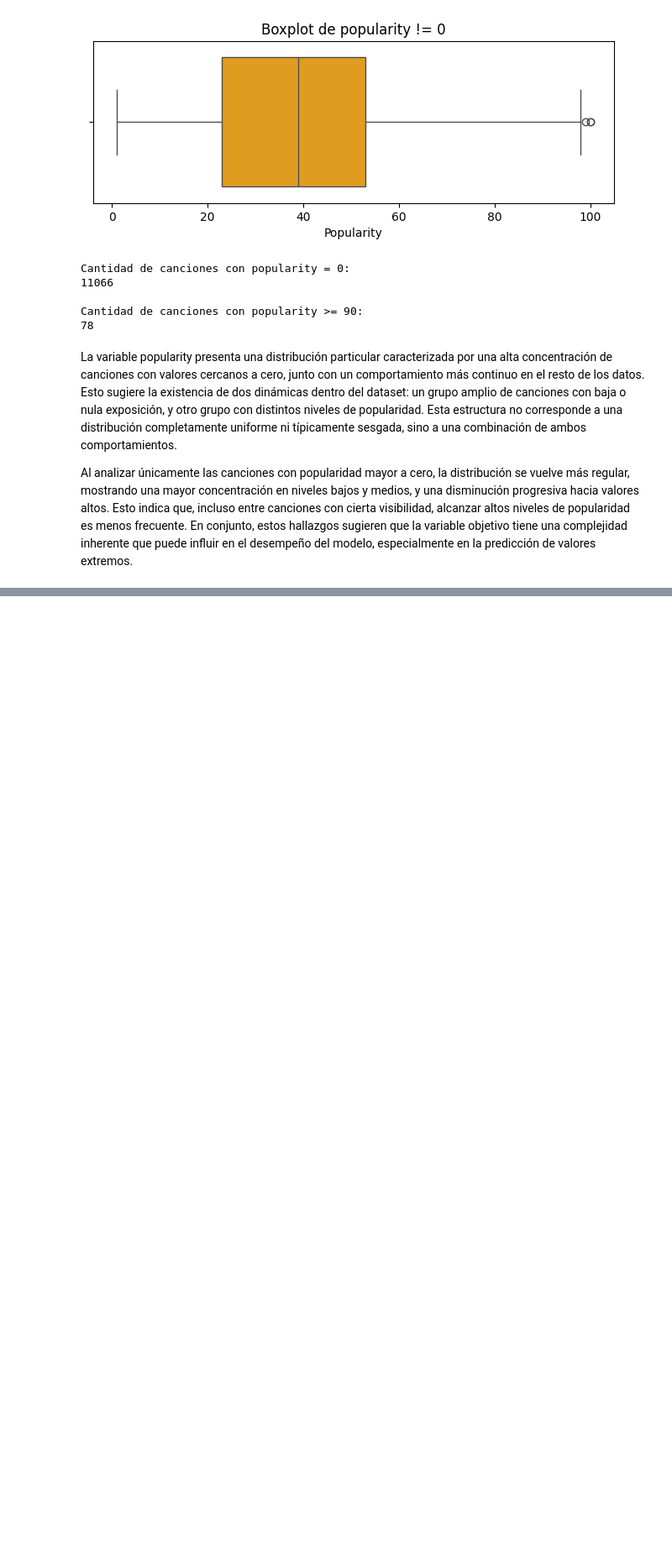
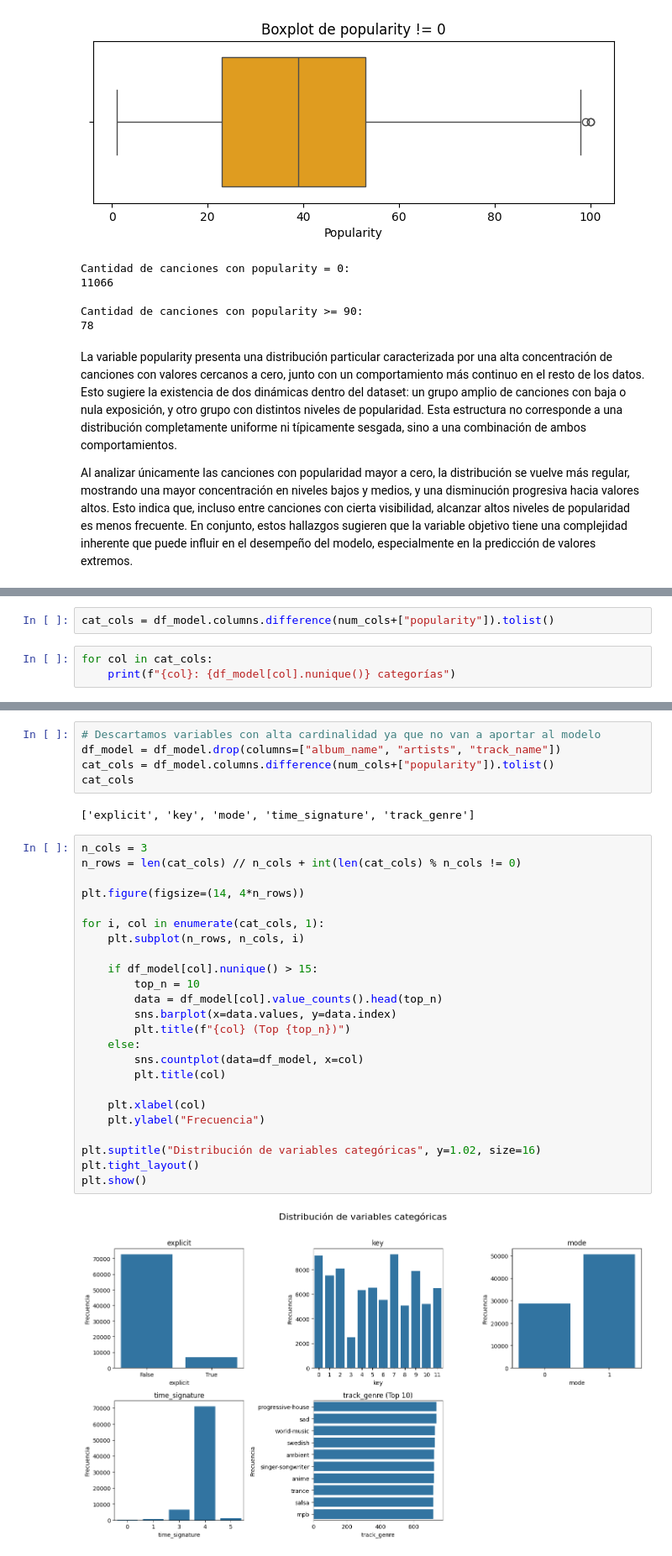
Before and after one commit to jairocruzhdez/MIAD_ML_NLP_JC, a Jupyter notebook: Semana 3/S3P1_proyecto1.ipynb, the cells around one changed output, grey strips where cells are left out. Shown at 84% size. Drawn from its saved outputs; the diff is of its cells as text; blank space fills up the shorter version.

```diff
--- a/Semana 3/S3P1_proyecto1.ipynb
+++ b/Semana 3/S3P1_proyecto1.ipynb
@@ -316,0 +283,5 @@ Hipótesis para el modelo
+# %%
+cat_cols = df_model.columns.difference(num_cols+["popularity"]).tolist()
+# %%
+for col in cat_cols:
+    print(f"{col}: {df_model[col].nunique()} categorías")
@@ -316,0 +297,33 @@ Hipótesis para el modelo
+# %%
+# Descartamos variables con alta cardinalidad ya que no van a aportar al modelo
+df_model = df_model.drop(columns=["album_name", "artists", "track_name"])
+cat_cols = df_model.columns.difference(num_cols+["popularity"]).tolist()
+cat_cols
+# %% [output]
+['explicit', 'key', 'mode', 'time_signature', 'track_genre']
+# %%
+n_cols = 3
+n_rows = len(cat_cols) // n_cols + int(len(cat_cols) % n_cols != 0)
+
+plt.figure(figsize=(14, 4*n_rows))
+
+for i, col in enumerate(cat_cols, 1):
+    plt.subplot(n_rows, n_cols, i)
+
+    if df_model[col].nunique() > 15:
+        top_n = 10
+        data = df_model[col].value_counts().head(top_n)
+        sns.barplot(x=data.values, y=data.index)
+        plt.title(f"{col} (Top {top_n})")
+    else:
+        sns.countplot(data=df_model, x=col)
+        plt.title(col)
+
+    plt.xlabel(col)
+    plt.ylabel("Frecuencia")
+
+plt.suptitle("Distribución de variables categóricas", y=1.02, size=16)
+plt.tight_layout()
+plt.show()
+# %% [output]
+[figure, added]
```
Also changed, not shown: parts of 45 cells of this notebook.
